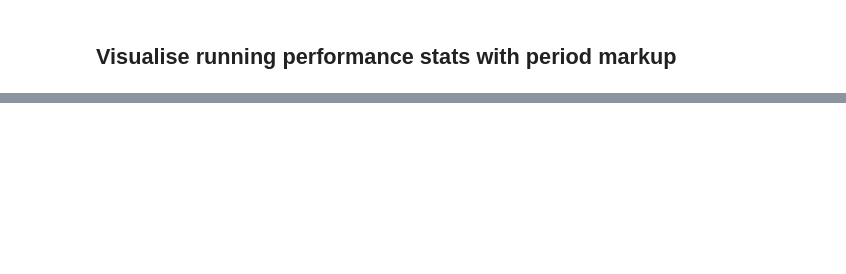
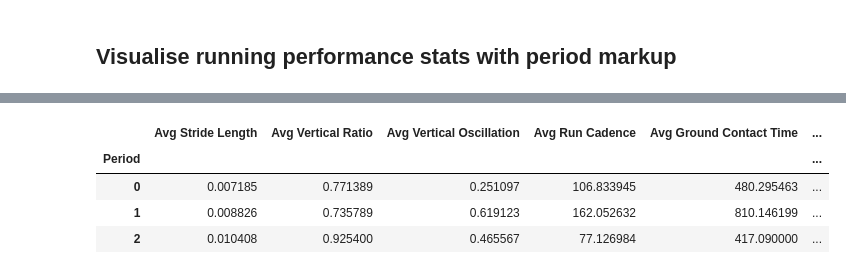
Before and after one commit to hw454/Garmin_Menstrual_Combining, a Jupyter notebook: GarminAnalysis.ipynb, the cells around one changed output, grey strips where cells are left out. Cells and saved outputs as stored; diff of their text form; code cells hidden in the pictures; blank space fills up the shorter version.

```diff
--- a/GarminAnalysis.ipynb
+++ b/GarminAnalysis.ipynb
@@ -393,0 +417,9 @@ date_r_balance = scatter_plot(running_df, "Date","R_GCT Balance")
+# %%
+phase_var_df = running_df[col_list+['Period','load','Distance']].groupby(by='Period').var()
+phase_var_df
+# %% [output]
+|  | Avg Stride Length | Avg Vertical Ratio | Avg Vertical Oscillation | Avg Run Cadence | Avg Ground Contact Time | ... |
+| Period |  |  |  |  |  | ... |
+| 0 | 0.007185 | 0.771389 | 0.251097 | 106.833945 | 480.295463 | ... |
+| 1 | 0.008826 | 0.735789 | 0.619123 | 162.052632 | 810.146199 | ... |
+| 2 | 0.010408 | 0.925400 | 0.465567 | 77.126984 | 417.090000 | ... |
```
Also changed, not shown: parts of 14 cells of this notebook.
